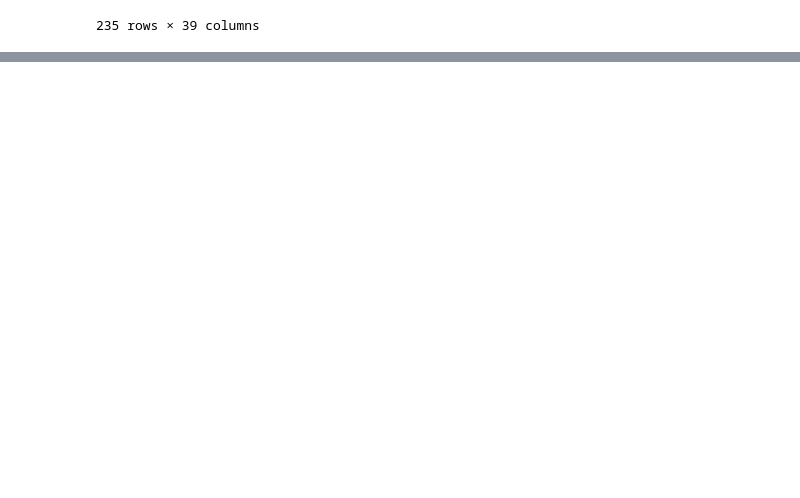
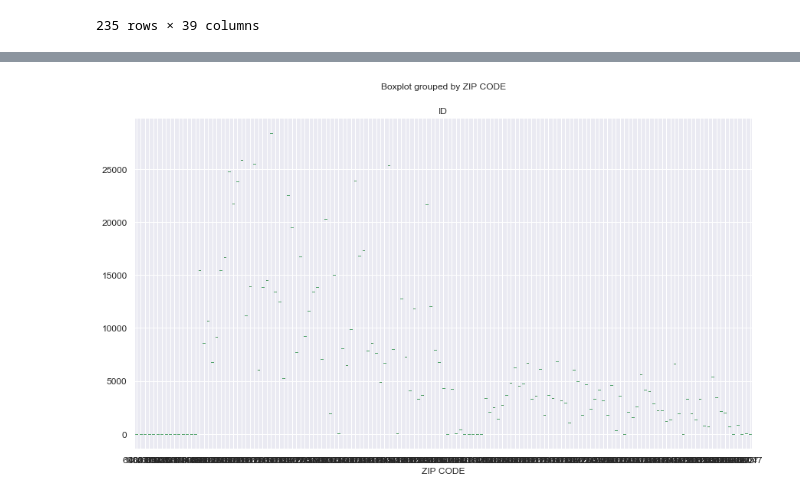
Before and after one commit to Lei-Gu/ETL-Project, a Jupyter notebook: Question.ipynb, the cells around one changed output, grey strips where cells are left out. Drawn from its saved outputs; the diff is of its cells as text; code cells hidden in the pictures; blank space fills up the shorter version.

```diff
--- a/Question.ipynb
+++ b/Question.ipynb
@@ -276,0 +370,5 @@ license_df.groupby([license_df["APPLICATION CREATED DATE"].dt.year, license_df["
+# %%
+zip_pd.boxplot("ID", by="ZIP CODE", figsize=(14,8), fontsize=12)
+plt.show()
+# %% [output]
+[figure, added]
```
Also changed, not shown: parts of 9 cells of this notebook.
